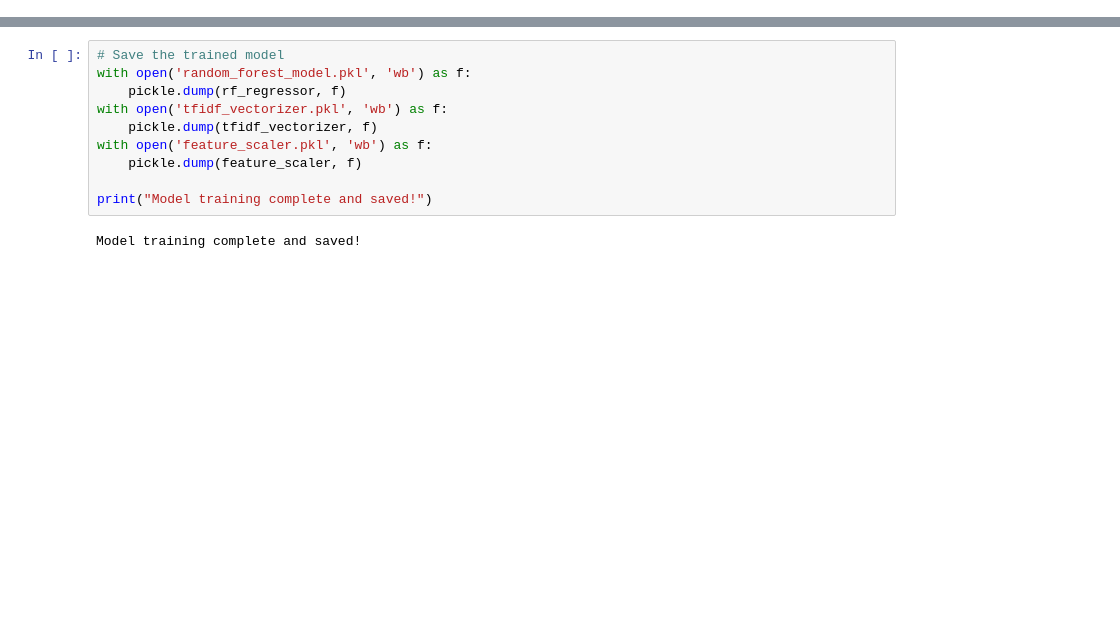
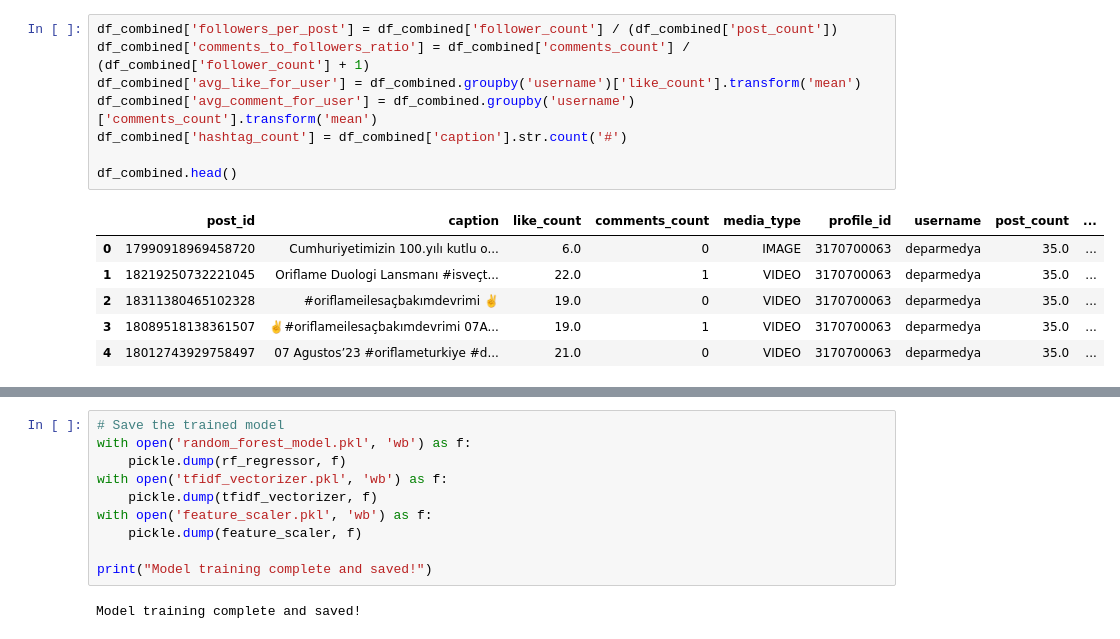
Before and after one commit to tcakmak0/CS412-ML-Project, a Jupyter notebook: regression_randomforest.ipynb, the cells around one changed output, grey strips where cells are left out. Saved outputs shown, nothing was run; the diff lists cells and outputs as text; blank space fills up the shorter version.

```diff
--- a/regression_randomforest.ipynb
+++ b/regression_randomforest.ipynb
@@ -0,0 +147,15 @@
+# %%
+df_combined['followers_per_post'] = df_combined['follower_count'] / (df_combined['post_count'])
+df_combined['comments_to_followers_ratio'] = df_combined['comments_count'] / (df_combined['follower_count'] + 1)
+df_combined['avg_like_for_user'] = df_combined.groupby('username')['like_count'].transform('mean')
+df_combined['avg_comment_for_user'] = df_combined.groupby('username')['comments_count'].transform('mean')
+df_combined['hashtag_count'] = df_combined['caption'].str.count('#')
+
+df_combined.head()
+# %% [output]
+|  | post_id | caption | like_count | comments_count | media_type | profile_id | username | post_count | ... |
+| 0 | 17990918969458720 | Cumhuriyetimizin 100.yılı kutlu o... | 6.0 | 0 | IMAGE | 3170700063 | deparmedya | 35.0 | ... |
+| 1 | 18219250732221045 | Oriflame Duologi Lansmanı #isveçt... | 22.0 | 1 | VIDEO | 3170700063 | deparmedya | 35.0 | ... |
+| 2 | 18311380465102328 | #oriflameilesaçbakımdevrimi ✌️ | 19.0 | 0 | VIDEO | 3170700063 | deparmedya | 35.0 | ... |
+| 3 | 18089518138361507 | ✌️#oriflameilesaçbakımdevrimi 07A... | 19.0 | 1 | VIDEO | 3170700063 | deparmedya | 35.0 | ... |
+| 4 | 18012743929758497 | 07 Agustos’23 #oriflameturkiye #d... | 21.0 | 0 | VIDEO | 3170700063 | deparmedya | 35.0 | ... |
```
Also changed, not shown: parts of 41 cells of this notebook.
